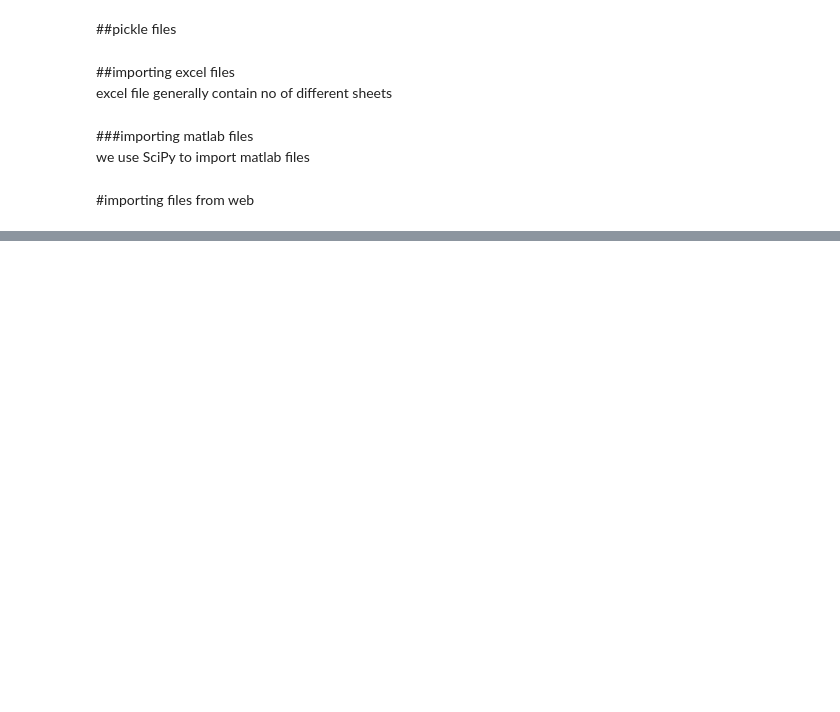
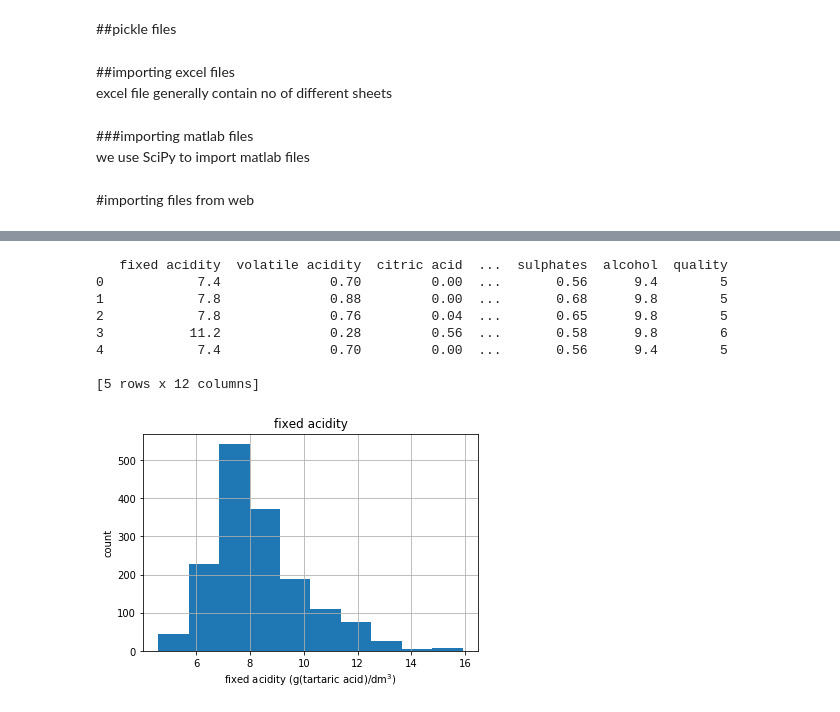
Before and after one commit to SurajKande/python-pandas, a Jupyter notebook: importing_files_pandas.ipynb, the cells around one changed output, grey strips where cells are left out. Drawn from its saved outputs; the diff is of its cells as text; code cells hidden in the pictures; blank space fills up the shorter version.

```diff
--- a/importing_files_pandas.ipynb
+++ b/importing_files_pandas.ipynb
@@ -172,0 +206,29 @@ print(type(mat))
+# %%
+# Import packages
+import matplotlib.pyplot as plt
+import pandas as pd
+
+# Assign url of file: url
+url = 'https://s3.amazonaws.com/assets.datacamp.com/production/course_1606/datasets/winequality-red.csv'
+
+# Read file into a DataFrame: df
+df = pd.read_csv(url, delimiter = ';')
+
+# Print the head of the DataFrame
+print(df.head())
+
+# Plot first column of df
+pd.DataFrame.hist(df.iloc[:, 0:1])
+plt.xlabel('fixed acidity (g(tartaric acid)/dm$^3$)')
+plt.ylabel('count')
+plt.show()
+# %% [output]
+   fixed acidity  volatile acidity  citric acid  ...  sulphates  alcohol  quality
+0            7.4              0.70         0.00  ...       0.56      9.4        5
+1            7.8              0.88         0.00  ...       0.68      9.8        5
+2            7.8              0.76         0.04  ...       0.65      9.8        5
+3           11.2              0.28         0.56  ...       0.58      9.8        6
+4            7.4              0.70         0.00  ...       0.56      9.4        5
+
+[5 rows x 12 columns]
+[figure, added]
```
Also changed, not shown: parts of 10 cells of this notebook.
